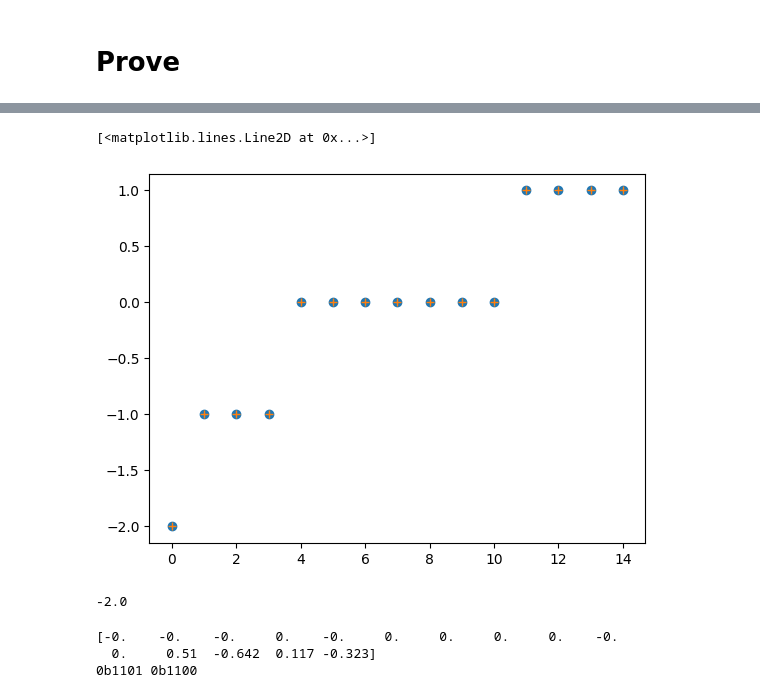
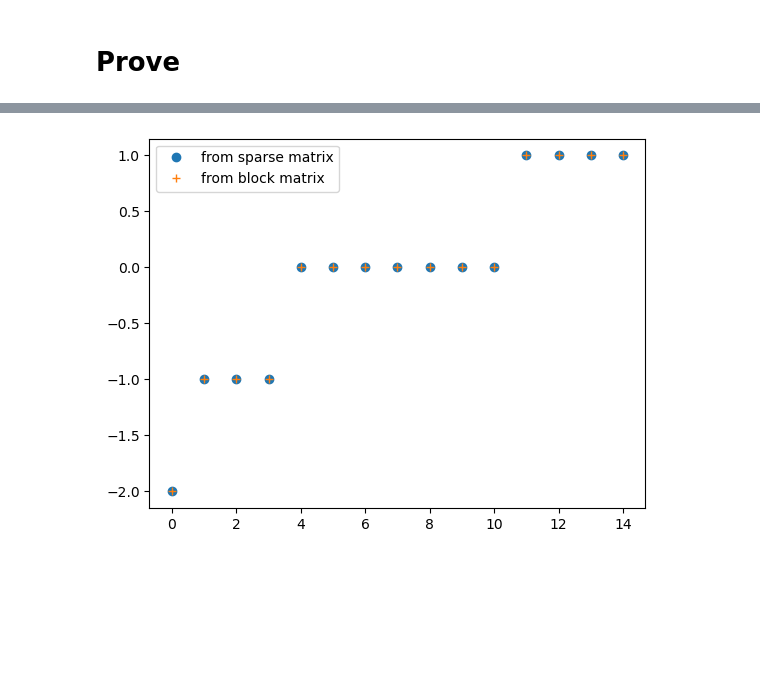
Before and after one commit to Cool-stanza/Shastry-Sutherland-model, a Jupyter notebook: 2x2 Shastry Sutherland model.ipynb, the cells around one changed output, grey strips where cells are left out. Saved outputs shown, nothing was run; the diff lists cells and outputs as text; code cells hidden in the pictures; blank space fills up the shorter version.

```diff
--- a/2x2 Shastry Sutherland model.ipynb
+++ b/2x2 Shastry Sutherland model.ipynb
@@ -17,5 +19,7 @@ from datetime import datetime
 # %%
-save_path = "/home/costanza/UNIVERSITÀ/secondo semestre/MOLTI CORPI/dati/2x2/"
+# save_path = "/home/costanza/UNIVERSITÀ/secondo semestre/MOLTI CORPI/dati/2x2/"
+save_path = r"C:/Users/Costa/UNIVERSITÀ/secondo semestre/MOLTI CORPI/dati/2x2/"
+
 Lx,Ly = 2,2 # lattice dim
 L=Lx*Ly
 dim = 2**(Lx*Ly)
@@ -181,6 +172,7 @@ finito di diagonalizzare HN_2 alle 2025-05-15 15:30:13.533891
 # %% [markdown]
 ### diag one value of J1,J2
 # %%
+J1, J2 = 1., 1.
 #matrice sparsa
 row,col,data = [],[],[]
 for i in range(dim):
@@ -384,8 +361,0 @@ eigvals = np.array(eigvals).T
-# %%
-print(eigvals.shape)
-for i in range(len(all_theta)):
-    plt.plot(all_theta, eigvals[i], label=f'i={i}')
-    plt.legend()
-plt.show()
-
-plt.plot(all_theta, eigvals[1]-eigvals[0])
@@ -477,0 +445,19 @@ next neighbor correlation 0.25000000000000006
+# %%
+J1,J2 = 1., 0.
+
+row,col,data = [],[],[]
+for i in range(dim):
+    H = Hamiltonian(J1,J2,i)
+    for value,j in H:
+        row.append(i)
+        col.append(j)
+        data.append(value) #appende value in posizione (i,j)
+sparse_matrix = csr_matrix((data,(row,col)),shape=(dim,dim))
+plt.figure(figsize=(5,5))
+plt.spy(sparse_matrix, markersize=0.5)
+plt.show()
+
+diag_block_matrix = H_diag_block(L,J1,J2)
+plt.figure(figsize=(5,5))
+plt.spy(diag_block_matrix, markersize=0.5)
+plt.show()
@@ -478,23 +467,13 @@ next neighbor correlation 0.25000000000000006
 # %%
 
 #sparse_matrix MATRICE (sparsa)
 #diag_block_matrix MATRICE DIAGONALE A BLOCCHI (sparsa)
 vals, vecs = eigsh(sparse_matrix, k=15, which='SA') #LM Largest Magnitude, SM Smallest Magnitud, LA Largest Algebric, SA Smallest Algebric
 vals_diag, vecs_diag = eigsh(diag_block_matrix, k=15, which='SA') #LM Largest Magnitude, SM Smallest Magnitud, LA Largest Algebric, SA Smallest Algebric
 
-plt.plot(vals, "o")
-plt.plot(vals_diag, "+")
+plt.plot(vals, "o", label="from sparse matrix")
+plt.plot(vals_diag, "+", label="from block matrix")
+plt.legend()
+plt.show()
 # %% [output]
-[<matplotlib.lines.Line2D at 0x...>]
-[figure, old version]
+[figure, new version]
-# %%
-print(vals[0])
-# %% [output]
--2.0
-# %%
-print(np.round(vecs[0],3))
-print(bin(13), bin(12))
-# %% [output]
-[-0.    -0.    -0.     0.    -0.     0.     0.     0.     0.    -0.
-  0.     0.51  -0.642  0.117 -0.323]
-0b1101 0b1100
```
Also changed, not shown: parts of 19 cells of this notebook, 5 other files.
